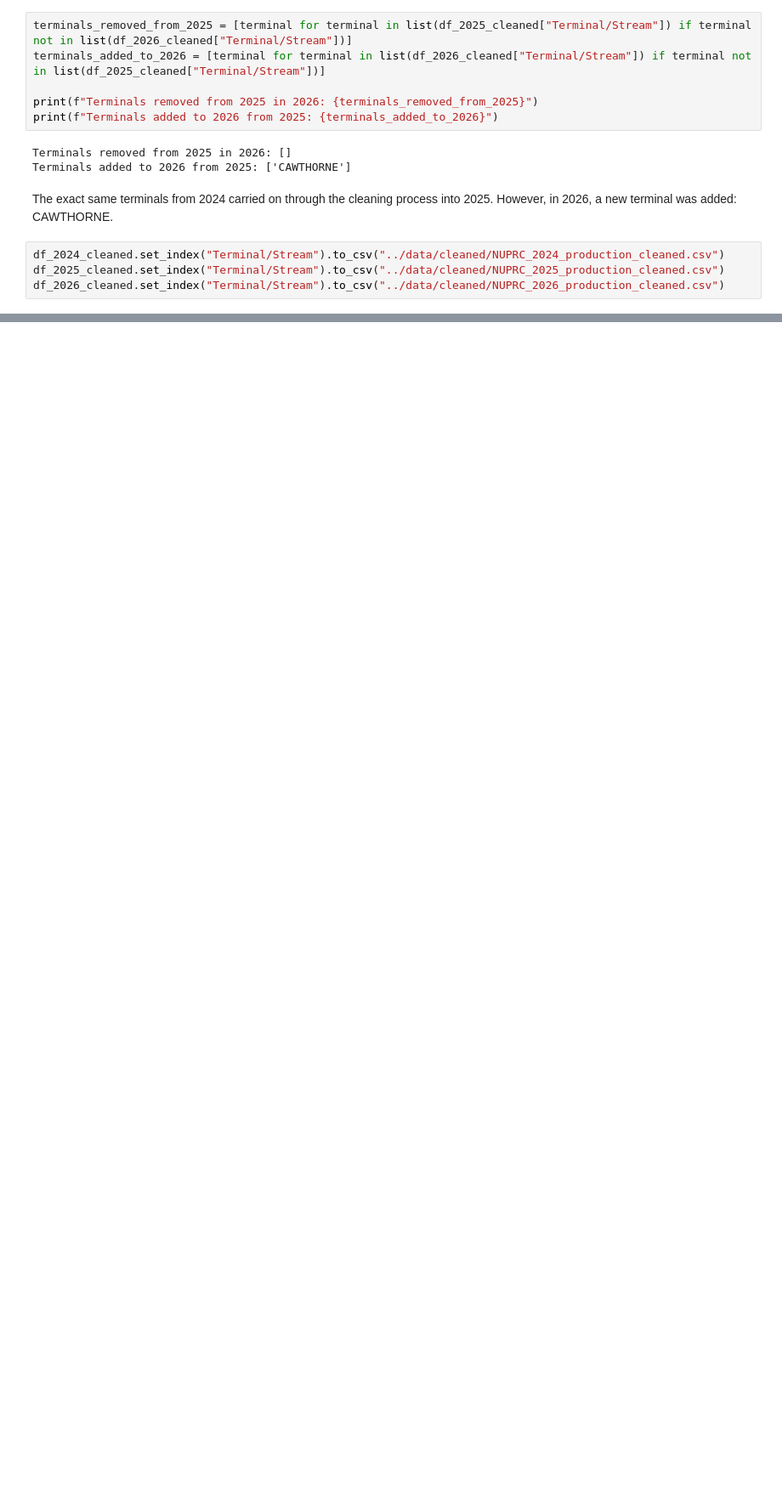
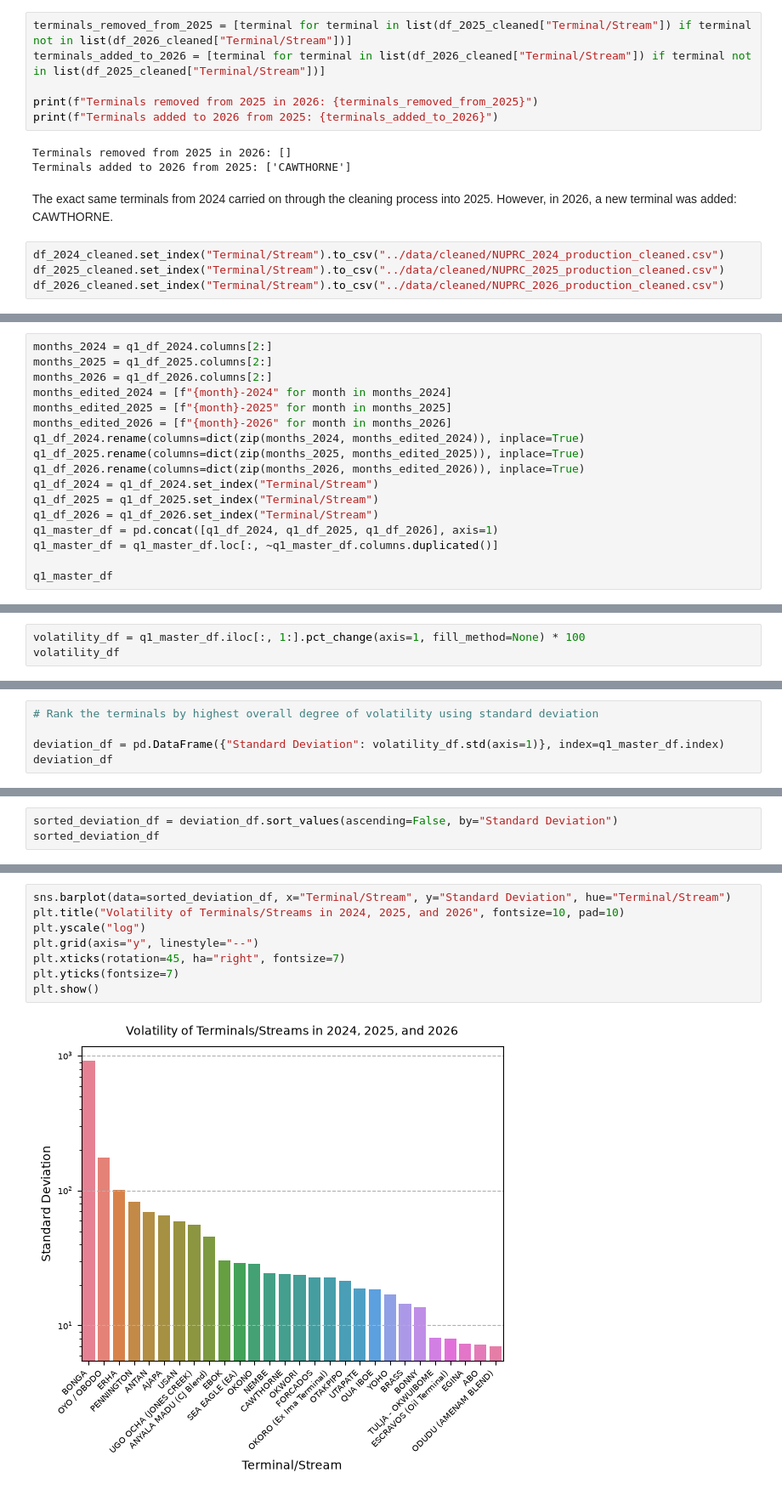
Before and after one commit to loteehenry/Oil-Production---Exploratory-Data-Analysis, a Jupyter notebook: notebooks/analysis.ipynb, the cells around one changed output, grey strips where cells are left out. Shown at 85% size. Drawn from its saved outputs; the diff is of its cells as text; blank space fills up the shorter version.

```diff
--- a/notebooks/analysis.ipynb
+++ b/notebooks/analysis.ipynb
@@ -411,0 +459,17 @@ df_2026_cleaned.set_index("Terminal/Stream").to_csv("../data/cleaned/NUPRC_2026_
+# %%
+months_2024 = q1_df_2024.columns[2:]
+months_2025 = q1_df_2025.columns[2:]
+months_2026 = q1_df_2026.columns[2:]
+months_edited_2024 = [f"{month}-2024" for month in months_2024]
+months_edited_2025 = [f"{month}-2025" for month in months_2025]
+months_edited_2026 = [f"{month}-2026" for month in months_2026]
+q1_df_2024.rename(columns=dict(zip(months_2024, months_edited_2024)), inplace=True)
+q1_df_2025.rename(columns=dict(zip(months_2025, months_edited_2025)), inplace=True)
+q1_df_2026.rename(columns=dict(zip(months_2026, months_edited_2026)), inplace=True)
+q1_df_2024 = q1_df_2024.set_index("Terminal/Stream")
+q1_df_2025 = q1_df_2025.set_index("Terminal/Stream")
+q1_df_2026 = q1_df_2026.set_index("Terminal/Stream")
+q1_master_df = pd.concat([q1_df_2024, q1_df_2025, q1_df_2026], axis=1)
+q1_master_df = q1_master_df.loc[:, ~q1_master_df.columns.duplicated()]
+
+q1_master_df
@@ -411,0 +496,3 @@ df_2026_cleaned.set_index("Terminal/Stream").to_csv("../data/cleaned/NUPRC_2026_
+# %%
+volatility_df = q1_master_df.iloc[:, 1:].pct_change(axis=1, fill_method=None) * 100
+volatility_df
@@ -411,0 +519,5 @@ df_2026_cleaned.set_index("Terminal/Stream").to_csv("../data/cleaned/NUPRC_2026_
+# %%
+# Rank the terminals by highest overall degree of volatility using standard deviation
+
+deviation_df = pd.DataFrame({"Standard Deviation": volatility_df.std(axis=1)}, index=q1_master_df.index)
+deviation_df
@@ -411,0 +545,3 @@ df_2026_cleaned.set_index("Terminal/Stream").to_csv("../data/cleaned/NUPRC_2026_
+# %%
+sorted_deviation_df = deviation_df.sort_values(ascending=False, by="Standard Deviation")
+sorted_deviation_df
@@ -411,0 +567,10 @@ df_2026_cleaned.set_index("Terminal/Stream").to_csv("../data/cleaned/NUPRC_2026_
+# %%
+sns.barplot(data=sorted_deviation_df, x="Terminal/Stream", y="Standard Deviation", hue="Terminal/Stream")
+plt.title("Volatility of Terminals/Streams in 2024, 2025, and 2026", fontsize=10, pad=10)
+plt.yscale("log")
+plt.grid(axis="y", linestyle="--")
+plt.xticks(rotation=45, ha="right", fontsize=7)
+plt.yticks(fontsize=7)
+plt.show()
+# %% [output]
+[figure, added]
```
Also changed, not shown: parts of 16 cells of this notebook, 1 other file.
